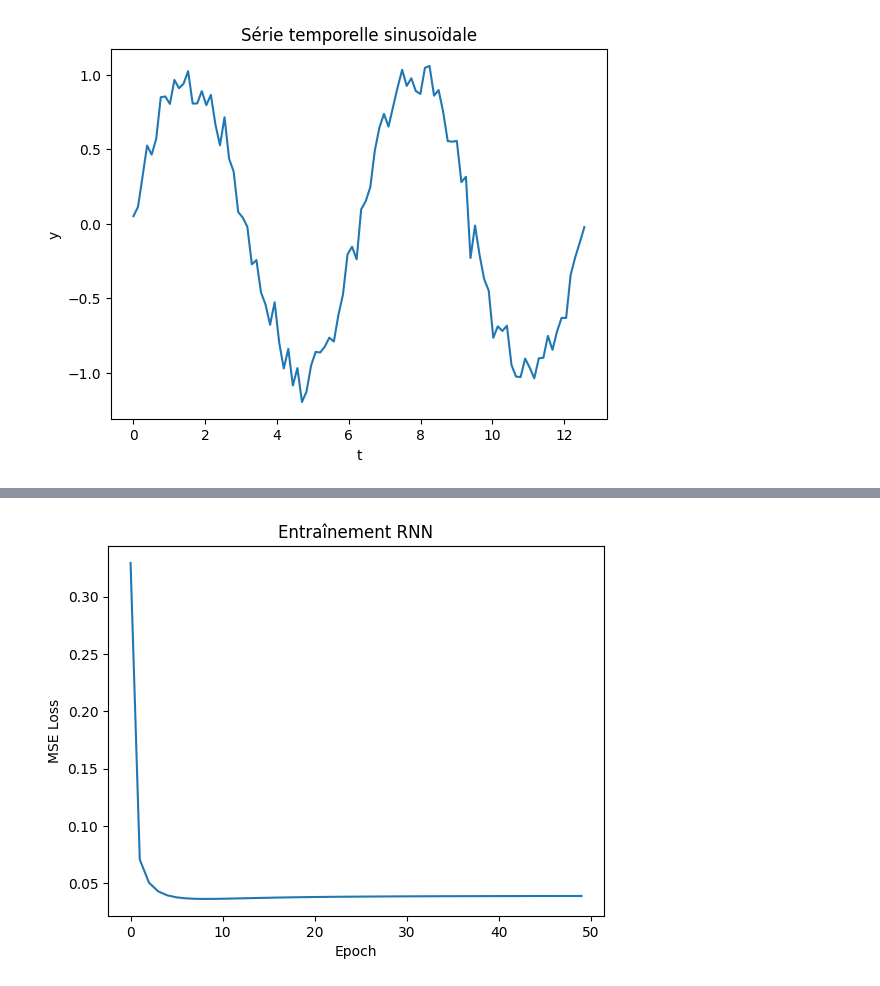
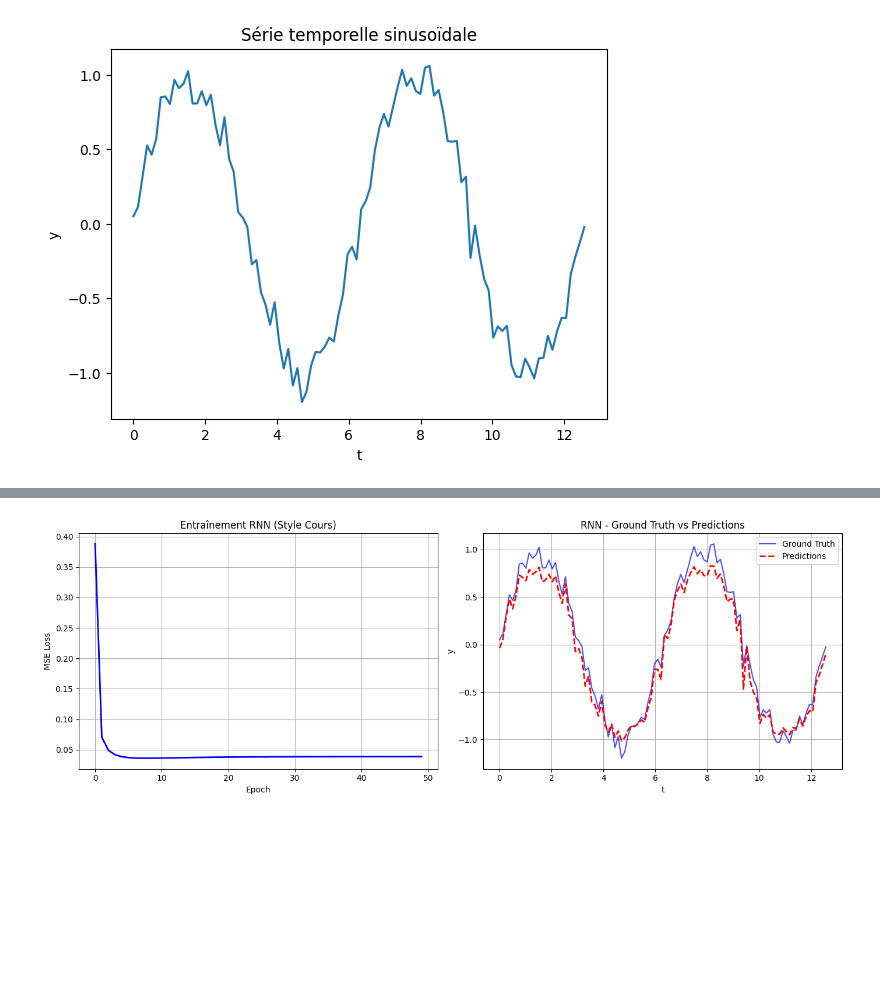
Before and after one commit to Wassbdr/prog_diff, a Jupyter notebook: micro_pytorch_project.ipynb, the cells around one changed output, grey strips where cells are left out. Drawn from its saved outputs; the diff is of its cells as text; code cells hidden in the pictures; blank space fills up the shorter version.

```diff
--- a/micro_pytorch_project.ipynb
+++ b/micro_pytorch_project.ipynb
@@ -970,53 +1466,87 @@ plt.show()
 # %% [output]
 [figure]
 # %%
-# RNN simple (BPTT)
-def rnn_cell(x, h, Wx, Wh, b):
-    return (Wx * x + Wh * h + b).tanh()
+# =============================================================================
+# RNN STYLE COURS (a.ipynb) - Utilisant func_rnn et func_nn_output
+# =============================================================================
 
-def output_layer(h, Wy, by):
-    return Wy * h + by
+# Les fonctions du cours sont déjà définies:
+# - func_rnn(x, h, Wx, Wh, b) : cellule RNN avec tanh_d
+# - func_nn_output(h, Wy, by) : couche de sortie
 
-# Paramètres
-Wx = Tensor(0.1)
-Wh = Tensor(0.1)
-b = Tensor(0.0)
-Wy = Tensor(0.1)
-by = Tensor(0.0)
+# Paramètres RNN (comme dans a.ipynb ligne 490)
+Wx = Tensor(0.01)
+Wh = Tensor(0.01)
+b = Tensor(0.01)
+Wy = Tensor(0.01)
+by = Tensor(0.01)
 
 params = [Wx, Wh, b, Wy, by]
-optimizer = Adam(params, learning_rate=0.01)
+optimizer_rnn = Adam(params, learning_rate=0.01)
 
-# Entraînement
+# Entraînement RNN (comme dans le cours)
 seq_len = 5
-losses = []
+losses_rnn = []
+
+print("Entraînement RNN avec les fonctions du cours (func_rnn, tanh_d)...")
+print("-" * 60)
 
 for epoch in range(50):
     epoch_loss = 0
     for i in range(len(y_series) - seq_len):
-        h = Tensor(0.0)
+        h = Tensor(0.0)  # État caché initial
 
+        # Déroulement de la séquence
         for t_step in range(seq_len):
             x_t = Tensor(y_series[i + t_step])
-            h = rnn_cell(x_t, h, Wx, Wh, b)
+            h = func_rnn(x_t, h, Wx, Wh, b)  # Fonction du cours
 
-        y_pred = output_layer(h, Wy, by)
+        # Prédiction avec la couche de sortie du cours
+        y_pred = func_nn_output(h, Wy, by)
         y_true = Tensor(y_series[i + seq_len])
-        loss = (y_pred - y_true) ** 2
+        loss = mse(y_pred, y_true)  # Fonction mse du cours
 
-        optimizer.zero_grad()
+        optimizer_rnn.zero_grad()
         loss.backward()
-        optimizer.step()
+        optimizer_rnn.step()
 
         epoch_loss += loss.data
 
-    losses.append(epoch_loss / (len(y_series) - seq_len))
+    avg_loss = epoch_loss / (len(y_series) - seq_len)
+    losses_rnn.append(avg_loss)
+
     if (epoch + 1) % 10 == 0:
-        print(f"Epoch {epoch+1}, Loss: {losses[-1]:.4f}")
+        print(f"Epoch {epoch+1}/50, Loss: {avg_loss:.6f}")
 
-plt.plot(losses)
-plt.title('Entraînement RNN')
-plt.xlabel('Epoch')
-plt.ylabel('MSE Loss')
+print("-" * 60)
+
+# Visualisation
+fig, axes = plt.subplots(1, 2, figsize=(14, 5))
+
+# Courbe de loss
+axes[0].plot(losses_rnn, 'b-', linewidth=2)
+axes[0].set_xlabel('Epoch')
+axes[0].set_ylabel('MSE Loss')
+axes[0].set_title('Entraînement RNN (Style Cours)')
+axes[0].grid(True)
+
+# Prédictions vs Ground Truth
+h = Tensor(0.0)
+predictions = []
+for i in range(len(y_series)):
+    x_i = Tensor(y_series[i])
+    h = func_rnn(x_i, h, Wx, Wh, b)
+    y_pred = func_nn_output(h, Wy, by)
+    predictions.append(y_pred.data)
+
+axes[1].plot(t, y_series, 'b-', label='Ground Truth', alpha=0.7)
+axes[1].plot(t, predictions, 'r--', label='Predictions', linewidth=2)
+axes[1].set_xlabel('t')
+axes[1].set_ylabel('y')
+axes[1].set_title('RNN - Ground Truth vs Predictions')
+axes[1].legend()
+axes[1].grid(True)
+
+plt.tight_layout()
 plt.show()
 # %% [output]
@@ -1028 +1561 @@ Epoch 50, Loss: 0.0388
-[figure, old version]
+[figure, new version]
```
Also changed, not shown: parts of 22 cells of this notebook, 3 other files.
